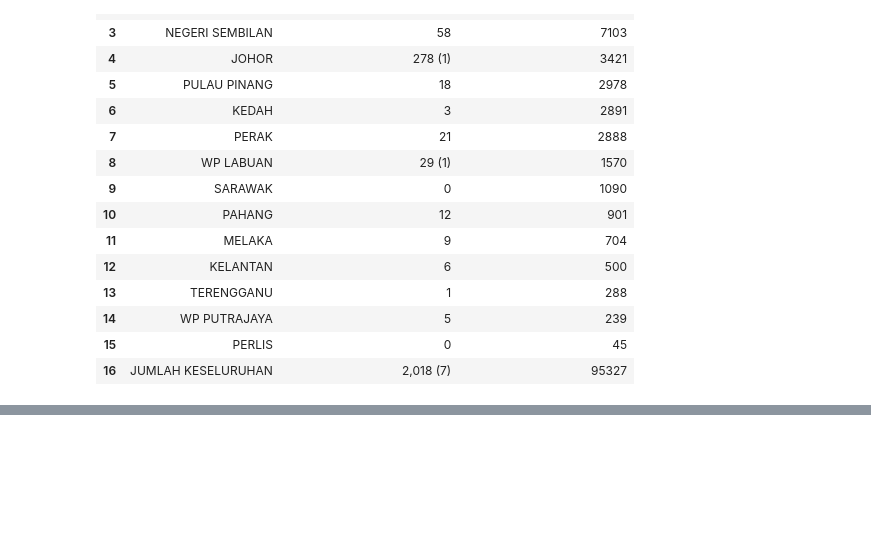
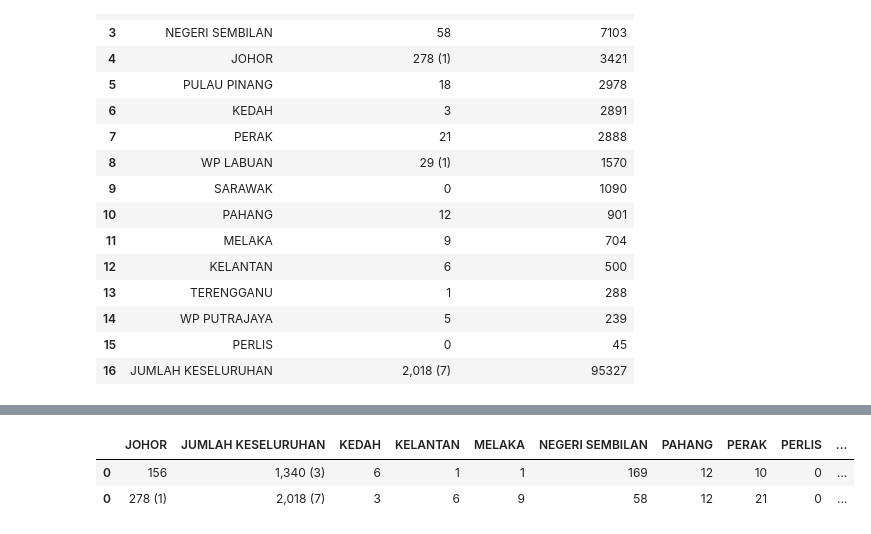
Before and after one commit to ansonnn07/covid19-malaysia, a Jupyter notebook: scrape_covid19_msia.ipynb, the cells around one changed output, grey strips where cells are left out. Cells and saved outputs as stored; diff of their text form; code cells hidden in the pictures; blank space fills up the shorter version.

```diff
--- a/scrape_covid19_msia.ipynb
+++ b/scrape_covid19_msia.ipynb
@@ -1013,0 +1009,8 @@ combined_df.pivot_table(index='Date', columns='State', values='Cumulative Case',
+# %%
+pd.merge(left=new_df, right=url_df, how='left', left_index=True, right_on='Date')
+# x.drop_duplicates()
+# x
+# %% [output]
+|  | JOHOR | JUMLAH KESELURUHAN | KEDAH | KELANTAN | MELAKA | NEGERI SEMBILAN | PAHANG | PERAK | PERLIS | ... |
+| 0 | 156 | 1,340 (3) | 6 | 1 | 1 | 169 | 12 | 10 | 0 | ... |
+| 0 | 278 (1) | 2,018 (7) | 3 | 6 | 9 | 58 | 12 | 21 | 0 | ... |
```
Also changed, not shown: parts of 18 cells of this notebook, 1 other file.
